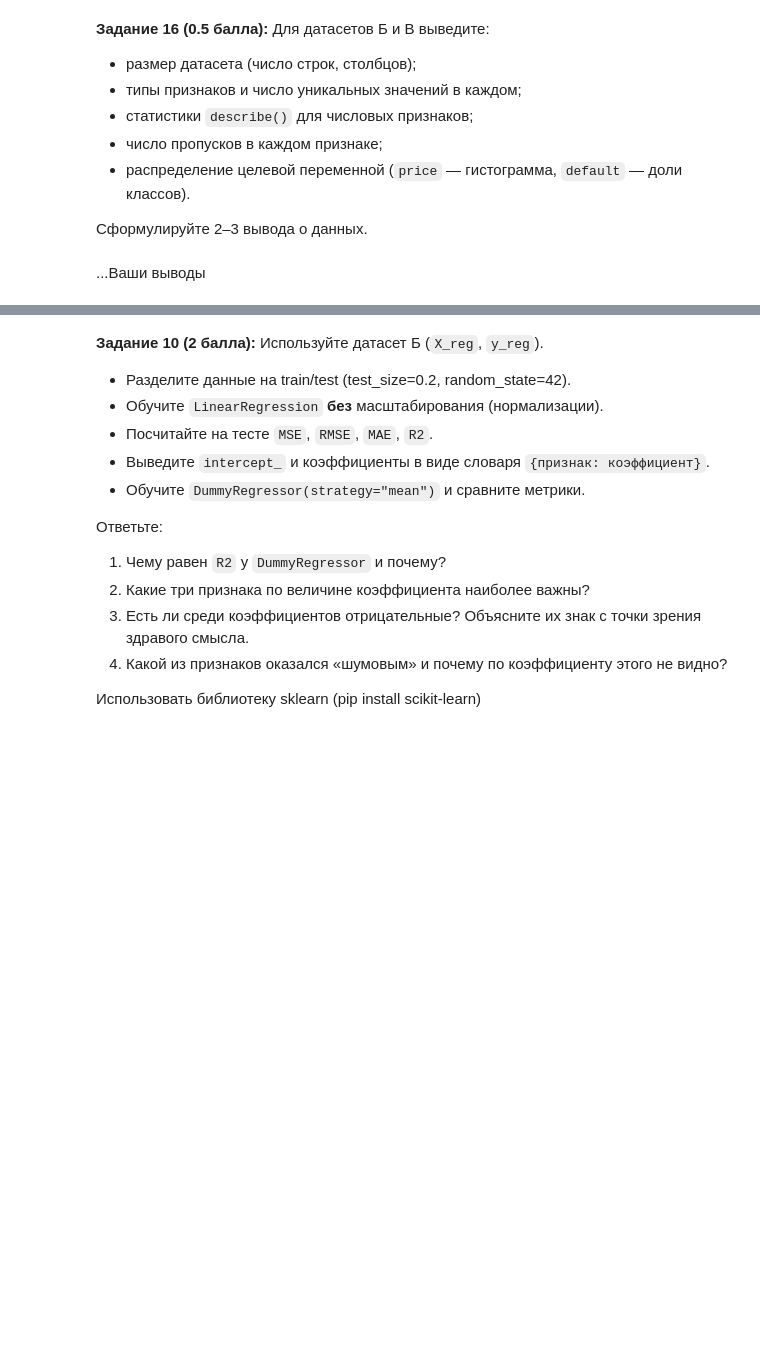
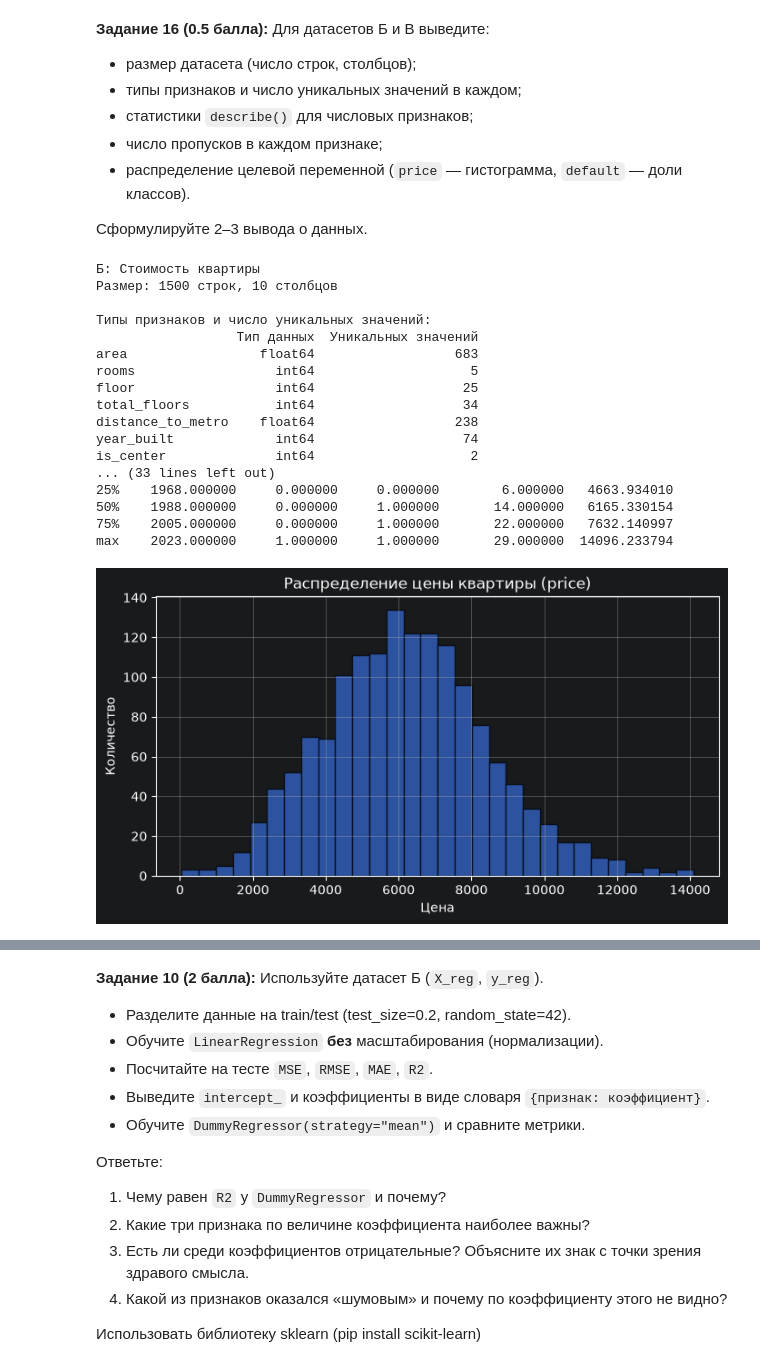
Before and after one commit to IrishinT/Lab_02_PythonForAI, a Jupyter notebook: Languages_for_AI__Python_ML_Lab02.ipynb, the cells around one changed output, grey strips where cells are left out. Saved outputs shown, nothing was run; the diff lists cells and outputs as text; code cells hidden in the pictures; blank space fills up the shorter version.

```diff
--- a/Languages_for_AI__Python_ML_Lab02.ipynb
+++ b/Languages_for_AI__Python_ML_Lab02.ipynb
@@ -284,2 +538,64 @@ __Задание 16 (0.5 балла):__ Для датасетов Б и В вы
-# %% [markdown]
-...Ваши выводы
+# %%
+import matplotlib.pyplot as plt
+import pandas as pd
+
+df_b = pd.read_csv("apartments.csv")
+df_v = pd.read_csv("credit_scoring.csv")
+
+print("Б: Стоимость квартиры")
+print(f"Размер: {df_b.shape[0]} строк, {df_b.shape[1]} столбцов")
+
+
+print("\nТипы признаков и число уникальных значений:")
+types_unique_b = pd.DataFrame(
+    {"Тип данных": df_b.dtypes, "Уникальных значений": df_b.nunique()}
+)
+print(types_unique_b)
+
+print("\nЧисло пропусков в признаках:\n", df_b.isnull().sum())
+
+print("\nСтатистика describe():\n", df_b.describe())
+
+plt.figure(figsize=(8, 4))
+plt.hist(df_b["price"], bins=30, edgecolor="black", alpha=0.7)
+plt.title("Распределение цены квартиры (price)")
+plt.xlabel("Цена")
+plt.ylabel("Количество")
+plt.grid(True)
+plt.show()
+
+
+print("В: Кредитный скоринг")
+print(f"Размер: {df_v.shape[0]} строк, {df_v.shape[1]} столбцов")
+
+print("\nТипы признаков и число уникальных значений:")
+types_unique_v = pd.DataFrame(
+    {"Тип данных": df_v.dtypes, "Уникальных значений": df_v.nunique()}
+)
+print(types_unique_v)
+
+print("\nЧисло пропусков в признаках:\n", df_v.isnull().sum())
+
+print("\nСтатистика describe():\n", df_v.describe())
+
+print("\nРаспределение классов default (доли):")
+print(df_v["default"].value_counts(normalize=True))
+# %% [output]
+Б: Стоимость квартиры
+Размер: 1500 строк, 10 столбцов
+
+Типы признаков и число уникальных значений:
+                  Тип данных  Уникальных значений
+area                 float64                  683
+rooms                  int64                    5
+floor                  int64                   25
+total_floors           int64                   34
+distance_to_metro    float64                  238
+year_built             int64                   74
+is_center              int64                    2
+... (33 lines left out)
+25%    1968.000000     0.000000     0.000000        6.000000   4663.934010
+50%    1988.000000     0.000000     1.000000       14.000000   6165.330154
+75%    2005.000000     0.000000     1.000000       22.000000   7632.140997
+max    2023.000000     1.000000     1.000000       29.000000  14096.233794
+[figure, added]
```
Also changed, not shown: parts of 19 cells of this notebook, 3 other files.
